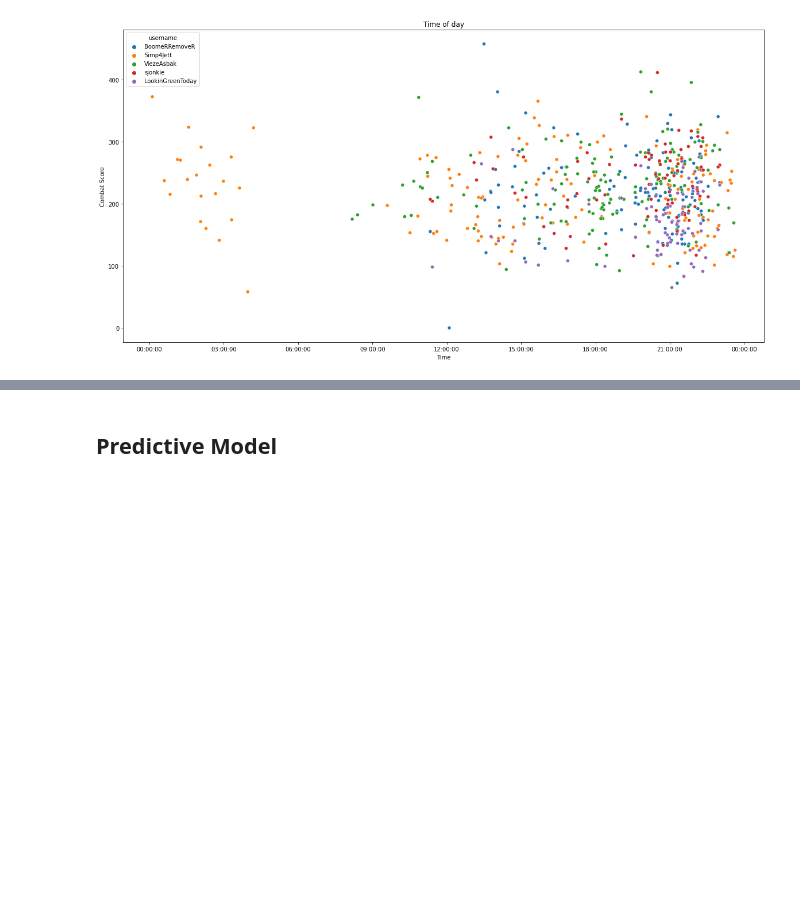
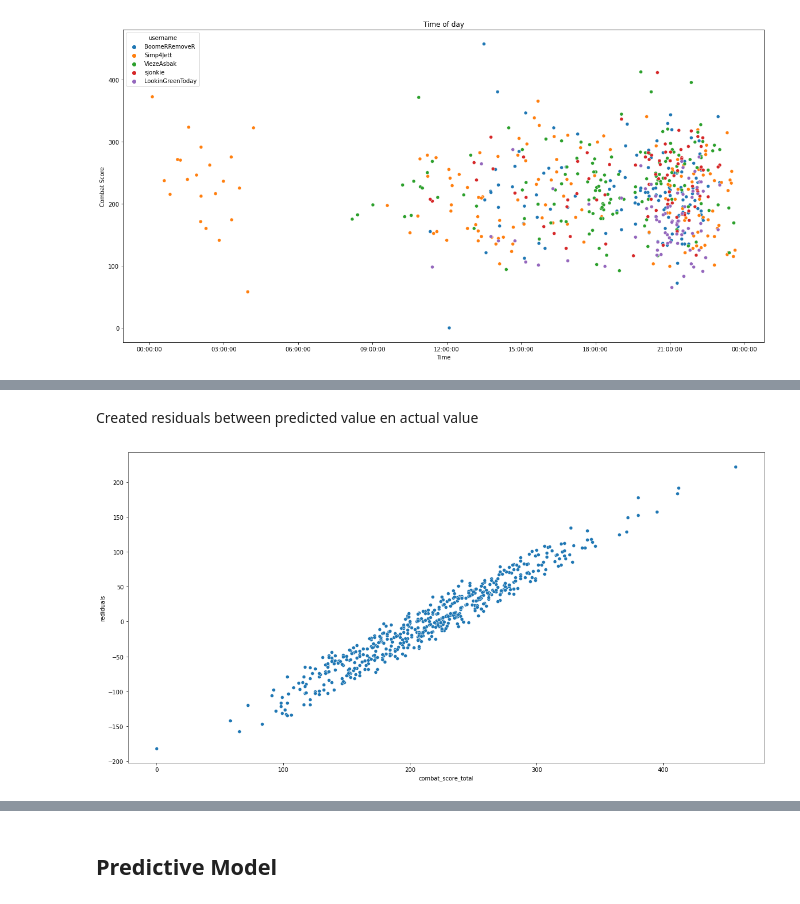
Before and after one commit to sjerrietukkel/valorant_team_predictor, a Jupyter notebook: pred.ipynb, the cells around one changed output, grey strips where cells are left out. Drawn from its saved outputs; the diff is of its cells as text; code cells hidden in the pictures; blank space fills up the shorter version.

```diff
--- a/pred.ipynb
+++ b/pred.ipynb
@@ -256,0 +429,12 @@ plt.show()
+# %%
+df['combat_score_total_p'] = lm.predict(x) #generate the predictions and add them to the dataframe
+df['resid'] = df['combat_score_total'] - df['combat_score_total_p'] #get the residuals by subtracting the prediction from the actual value
+# %% [markdown]
+Created residuals between predicted value en actual value
+# %%
+sns.scatterplot(x='combat_score_total',y='resid',data=df)
+plt.xlabel('combat_score_total')
+plt.ylabel('rediduals')
+plt.show()
+# %% [output]
+[figure, added]
```
Also changed, not shown: parts of 25 cells of this notebook.
